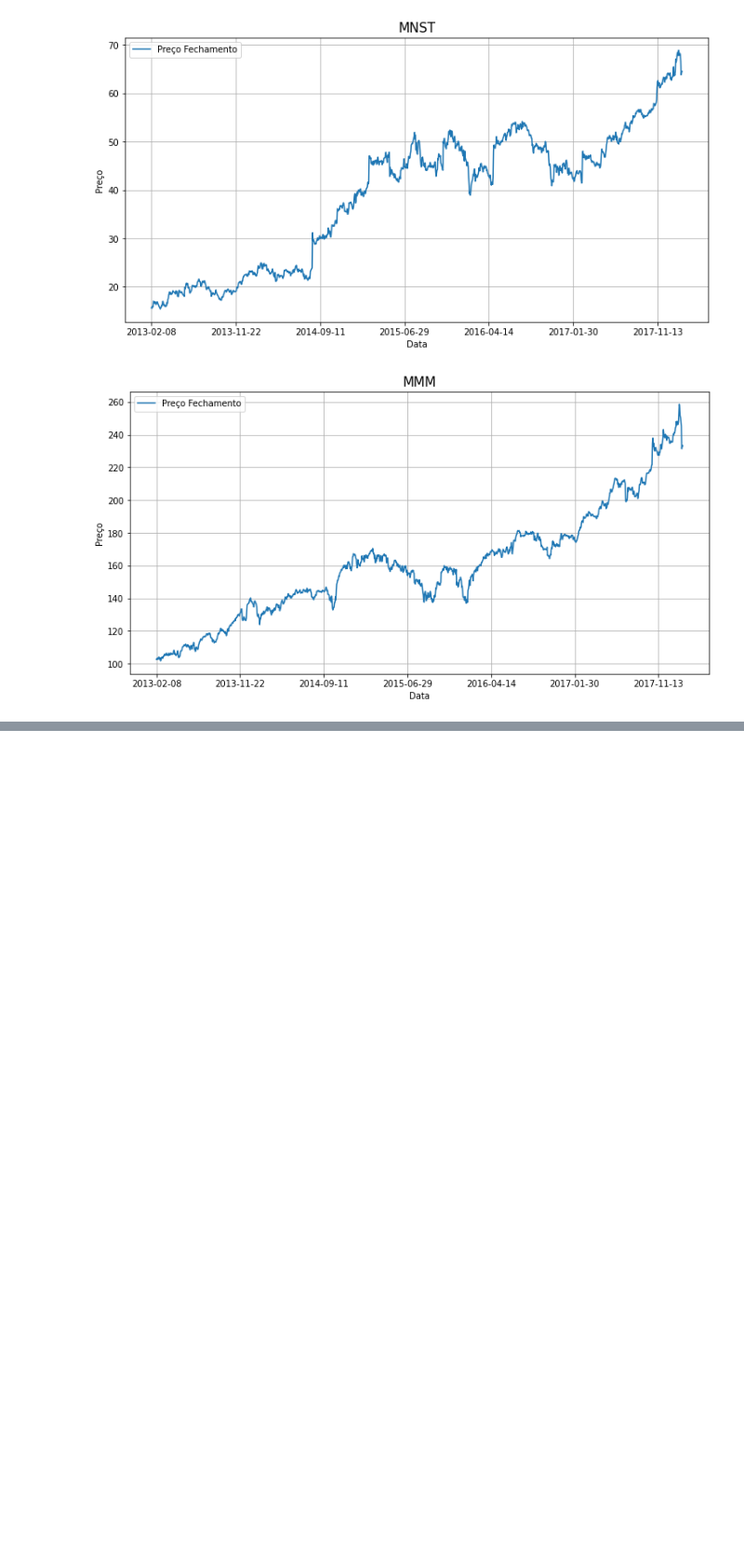
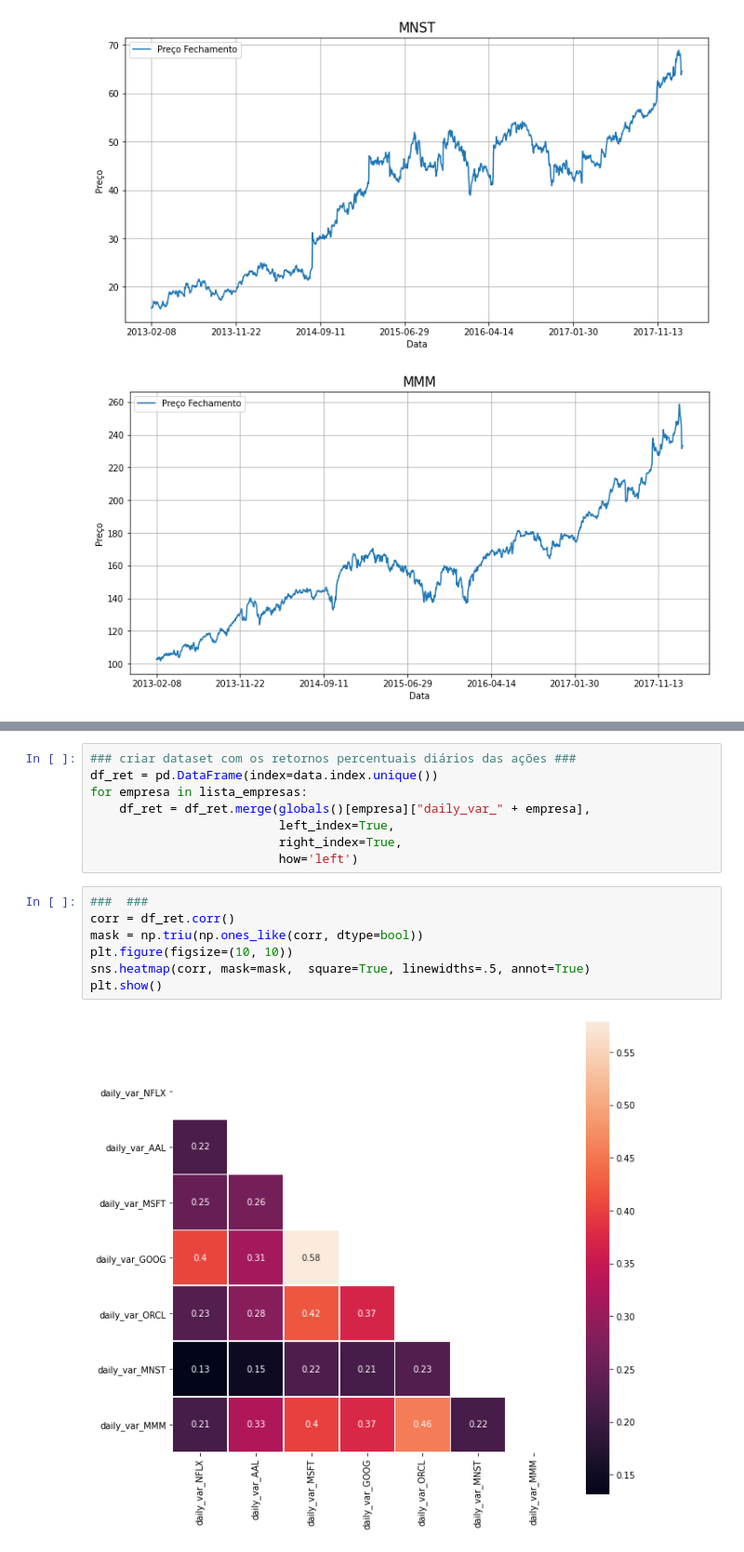
Before and after one commit to Gabrieleas10/monte_carlo_simulation, a Jupyter notebook: monte_carlo_simulations.ipynb, the cells around one changed output, grey strips where cells are left out. Shown: that part at 93% size. Drawn from its saved outputs; the diff is of its cells as text; blank space fills up the shorter version.

```diff
--- a/monte_carlo_simulations.ipynb
+++ b/monte_carlo_simulations.ipynb
@@ -57,0 +68,17 @@ for empresa in lista_empresas:
+# %%
+### criar dataset com os retornos percentuais diários das ações ###
+df_ret = pd.DataFrame(index=data.index.unique())
+for empresa in lista_empresas:
+    df_ret = df_ret.merge(globals()[empresa]["daily_var_" + empresa],
+                          left_index=True,
+                          right_index=True,
+                          how='left')
+# %%
+###  ###
+corr = df_ret.corr()
+mask = np.triu(np.ones_like(corr, dtype=bool))
+plt.figure(figsize=(10, 10))
+sns.heatmap(corr, mask=mask,  square=True, linewidths=.5, annot=True)
+plt.show()
+# %% [output]
+[figure, added]
```
Also changed, not shown: parts of 7 cells of this notebook.
